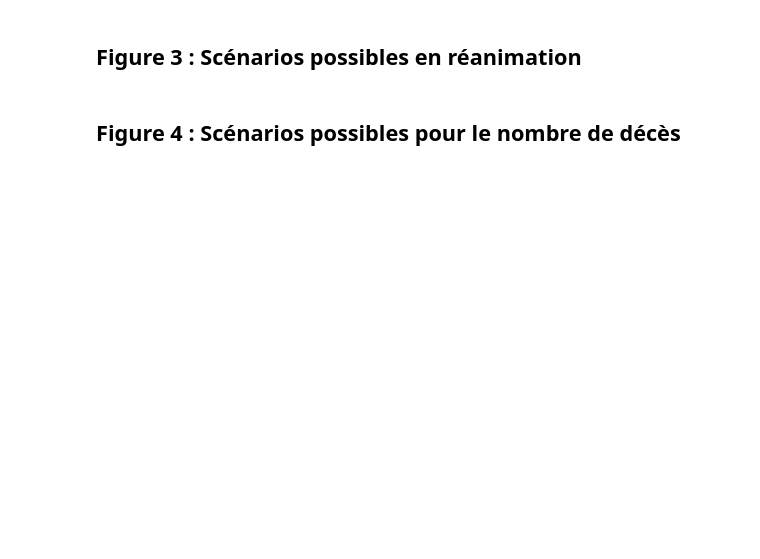
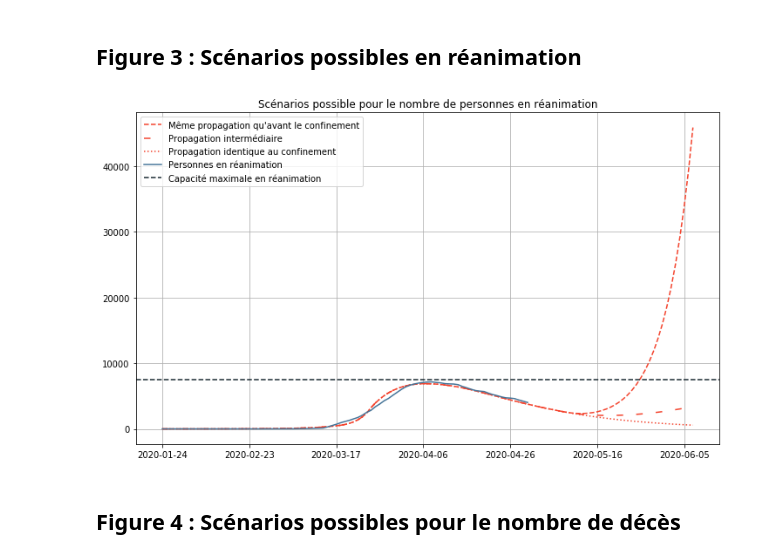
Before and after one commit to cristal-smac/covid, a Jupyter notebook: covid_simulation.ipynb, the cells around one changed output. Cells and saved outputs as stored; diff of their text form; code cells hidden in the pictures; blank space fills up the shorter version.

```diff
--- a/covid_simulation.ipynb
+++ b/covid_simulation.ipynb
@@ -1315,17 +1321,20 @@ def scenario(listeTaux, category="G", label="Scenario 1", linestyle='solid'):
 # %%
 fig, ax = plt.subplots(figsize=(12,7))
 
 scenario([0.1]*8+[0.32]*30, "G", label="Même propagation qu'avant le confinement", linestyle='dashed')
 scenario([0.1]*8+[0.2]*30, "G", label="Propagation intermédiaire", linestyle=(0, (5, 10)))
 scenario([0.1]*38, "G", label="Propagation identique au confinement", linestyle='dotted')
 plt.plot(data_objectif_ministere[2]*67000000, label="Personnes en réanimation", color=couleur_a)
 plt.axhline(y=7500, label="Capacité maximale en réanimation", color='#16262E', linestyle='dashed')
 plt.grid()
 plt.xticks([0, 20, 40, 60, 80, 100, 120],
            (data['date'][0], data['date'][20], data['date'][40],
             data['date'][60], data['date'][80], '2020-05-16', '2020-06-05'))
+plt.title("Scénarios possible pour le nombre de personnes en réanimation")
 plt.legend()
-plt.savefig("figure3.jpg", dpi=dpi)
+plt.savefig("slides/figure3.jpg", dpi=dpi)
+# %% [output]
+[figure, added]
 # %% [markdown]
 ## Figure 4 : Scénarios possibles pour le nombre de décès
 # %%
```
Also changed, not shown: parts of 10 cells of this notebook, 6 other files.
